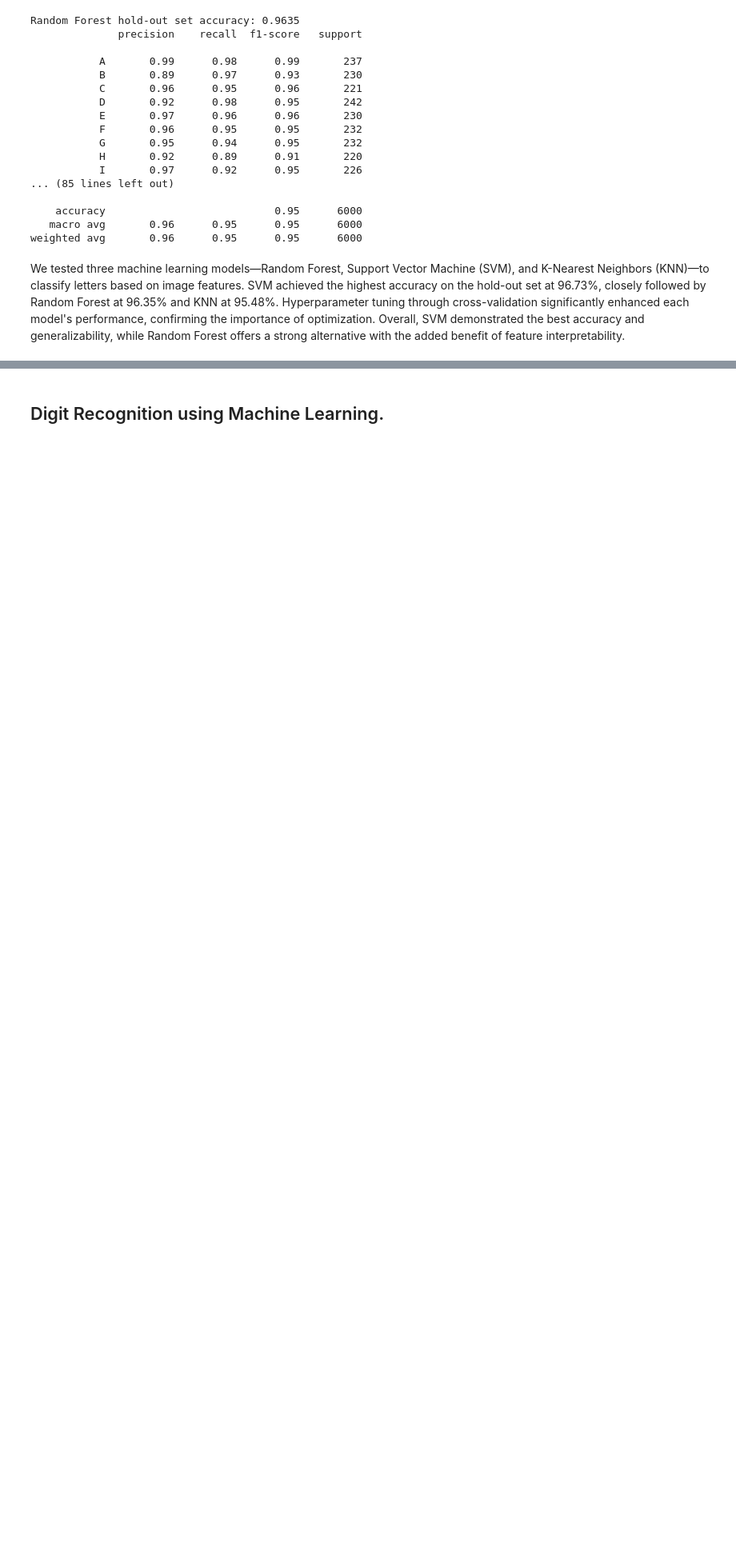
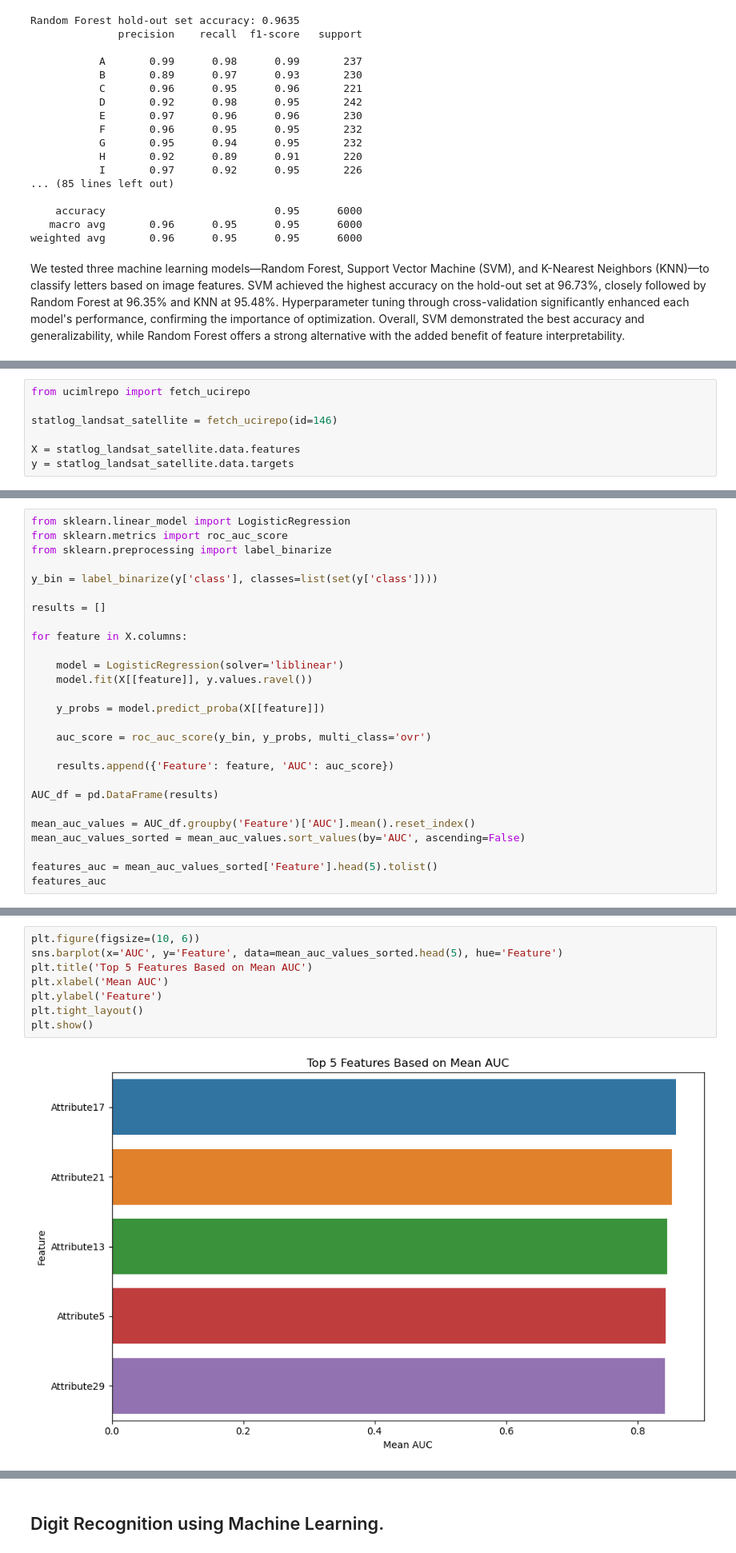
Before and after one commit to EriherSizac/MCCi-2024-Ag-Dec, a Jupyter notebook: Vision Computadora/Tareas/Tarea 3/HW3.ipynb, the cells around one changed output, grey strips where cells are left out. Shown: that part at 80% size. Drawn from its saved outputs; the diff is of its cells as text; blank space fills up the shorter version.

```diff
--- a/Vision Computadora/Tareas/Tarea 3/HW3.ipynb
+++ b/Vision Computadora/Tareas/Tarea 3/HW3.ipynb
@@ -198,0 +211,7 @@ We tested three machine learning models—Random Forest, Support Vector Machine
+# %%
+from ucimlrepo import fetch_ucirepo
+
+statlog_landsat_satellite = fetch_ucirepo(id=146)
+
+X = statlog_landsat_satellite.data.features
+y = statlog_landsat_satellite.data.targets
@@ -198,0 +358,27 @@ We tested three machine learning models—Random Forest, Support Vector Machine
+# %%
+from sklearn.linear_model import LogisticRegression
+from sklearn.metrics import roc_auc_score
+from sklearn.preprocessing import label_binarize
+
+y_bin = label_binarize(y['class'], classes=list(set(y['class'])))
+
+results = []
+
+for feature in X.columns:
+
+    model = LogisticRegression(solver='liblinear')
+    model.fit(X[[feature]], y.values.ravel())
+
+    y_probs = model.predict_proba(X[[feature]])
+
+    auc_score = roc_auc_score(y_bin, y_probs, multi_class='ovr')
+
+    results.append({'Feature': feature, 'AUC': auc_score})
+
+AUC_df = pd.DataFrame(results)
+
+mean_auc_values = AUC_df.groupby('Feature')['AUC'].mean().reset_index()
+mean_auc_values_sorted = mean_auc_values.sort_values(by='AUC', ascending=False)
+
+features_auc = mean_auc_values_sorted['Feature'].head(5).tolist()
+features_auc
@@ -198,0 +389,10 @@ We tested three machine learning models—Random Forest, Support Vector Machine
+# %%
+plt.figure(figsize=(10, 6))
+sns.barplot(x='AUC', y='Feature', data=mean_auc_values_sorted.head(5), hue='Feature')
+plt.title('Top 5 Features Based on Mean AUC')
+plt.xlabel('Mean AUC')
+plt.ylabel('Feature')
+plt.tight_layout()
+plt.show()
+# %% [output]
+[figure, added]
```
Also changed, not shown: parts of 46 cells of this notebook.
